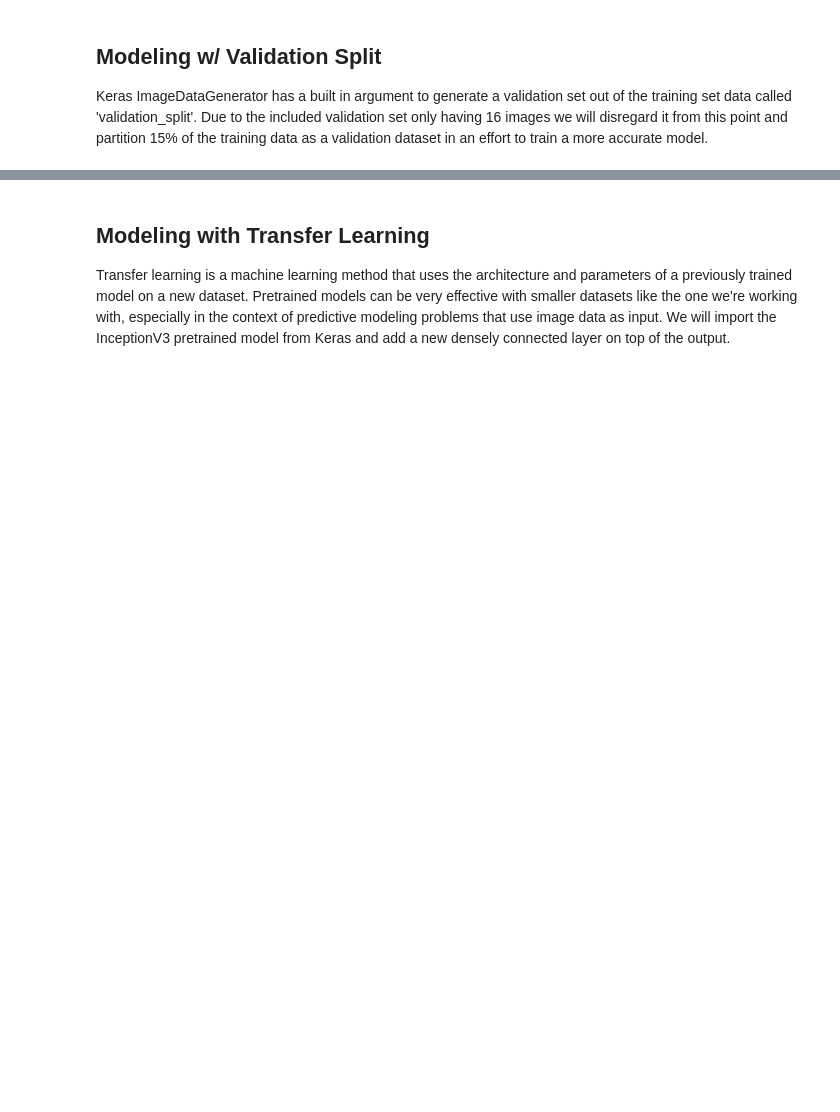
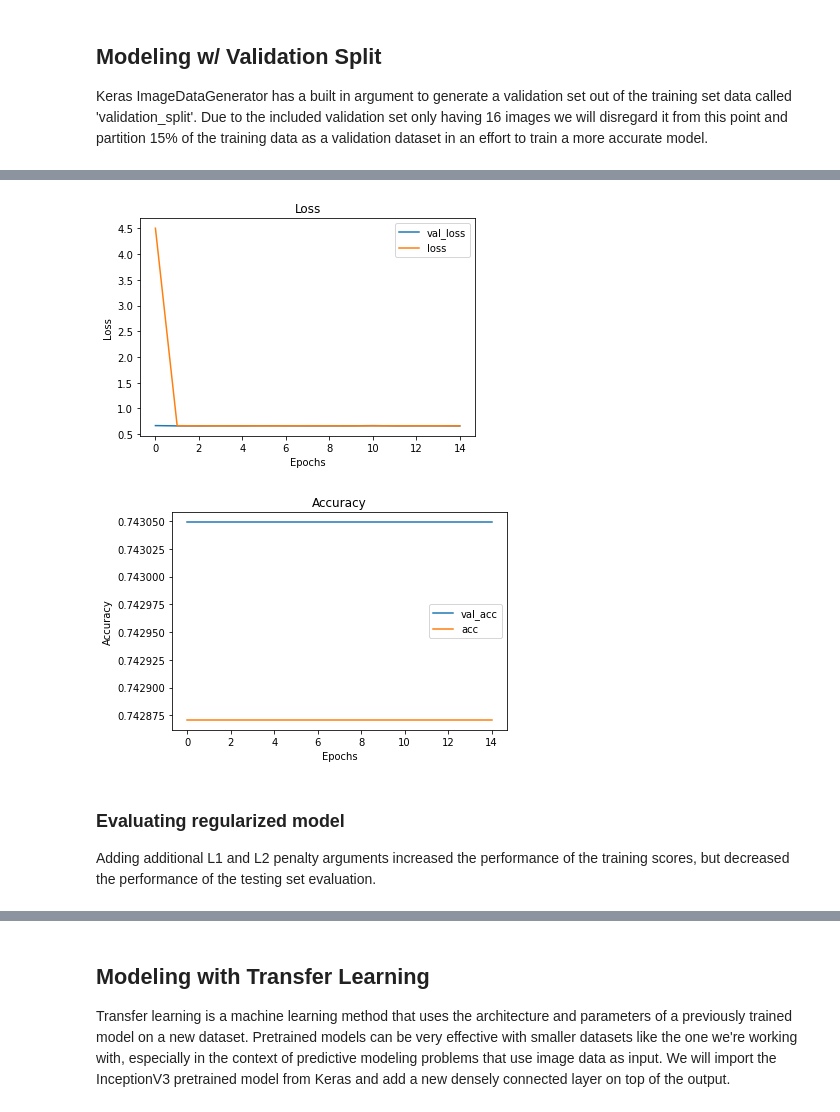
Before and after one commit to joshblumer/dsc-phase-4-project, a Jupyter notebook: Data Augmentation.ipynb, the cells around one changed output, grey strips where cells are left out. Saved outputs shown, nothing was run; the diff lists cells and outputs as text; code cells hidden in the pictures; blank space fills up the shorter version.

```diff
--- a/Data Augmentation.ipynb
+++ b/Data Augmentation.ipynb
@@ -396,0 +398,31 @@ Accuracy of the model is -  90.06410241127014 %
+# %%
+reg_model12 = tf.keras.Sequential([
+    tf.keras.layers.Conv2D(32,(3,3),input_shape=(150,150,3),activation='relu'),
+    tf.keras.layers.MaxPooling2D(2,2),
+
+    tf.keras.layers.Conv2D(64,(3,3), activation='relu'),
+    tf.keras.layers.MaxPooling2D(2,2),
+    tf.keras.layers.Dropout(0.2),
+
+    tf.keras.layers.Conv2D(128,(3,3), kernel_regularizer=l1(0.01), activation='relu'),
+    tf.keras.layers.MaxPooling2D(2,2),
+
+    tf.keras.layers.Conv2D(256,(3,3), activation='relu'),
+    tf.keras.layers.MaxPooling2D(2,2),
+    tf.keras.layers.Dropout(0.2),
+
+    tf.keras.layers.Conv2D(512,(3,3), kernel_regularizer=l2(0.01), activation='relu'),
+    tf.keras.layers.MaxPooling2D(2,2),
+
+    tf.keras.layers.Flatten(),
+    tf.keras.layers.Dropout(0.2),
+    tf.keras.layers.Dense(256,activation='relu'),
+    tf.keras.layers.Dense(1,activation='sigmoid')
+
+])
+# %%
+reg_model12.compile(optimizer=tf.keras.optimizers.Adam(learning_rate=0.001),loss='binary_crossentropy',
+                     metrics=['acc'])
+# %%
+reg_model_history = reg_model12.fit(train_split_dataset, validation_data= validation_split_dataset,
+                                                epochs = 15, verbose = 1)
@@ -396,0 +447,8 @@ Accuracy of the model is -  90.06410241127014 %
+# %%
+visualize_training_results(reg_model_history)
+# %% [output]
+[figure, added]
+[figure, added]
+# %% [markdown]
+### Evaluating regularized model
+Adding additional L1 and L2 penalty arguments increased the performance of the training scores, but decreased the performance of the testing set evaluation.
```
Also changed, not shown: parts of 29 cells of this notebook.
